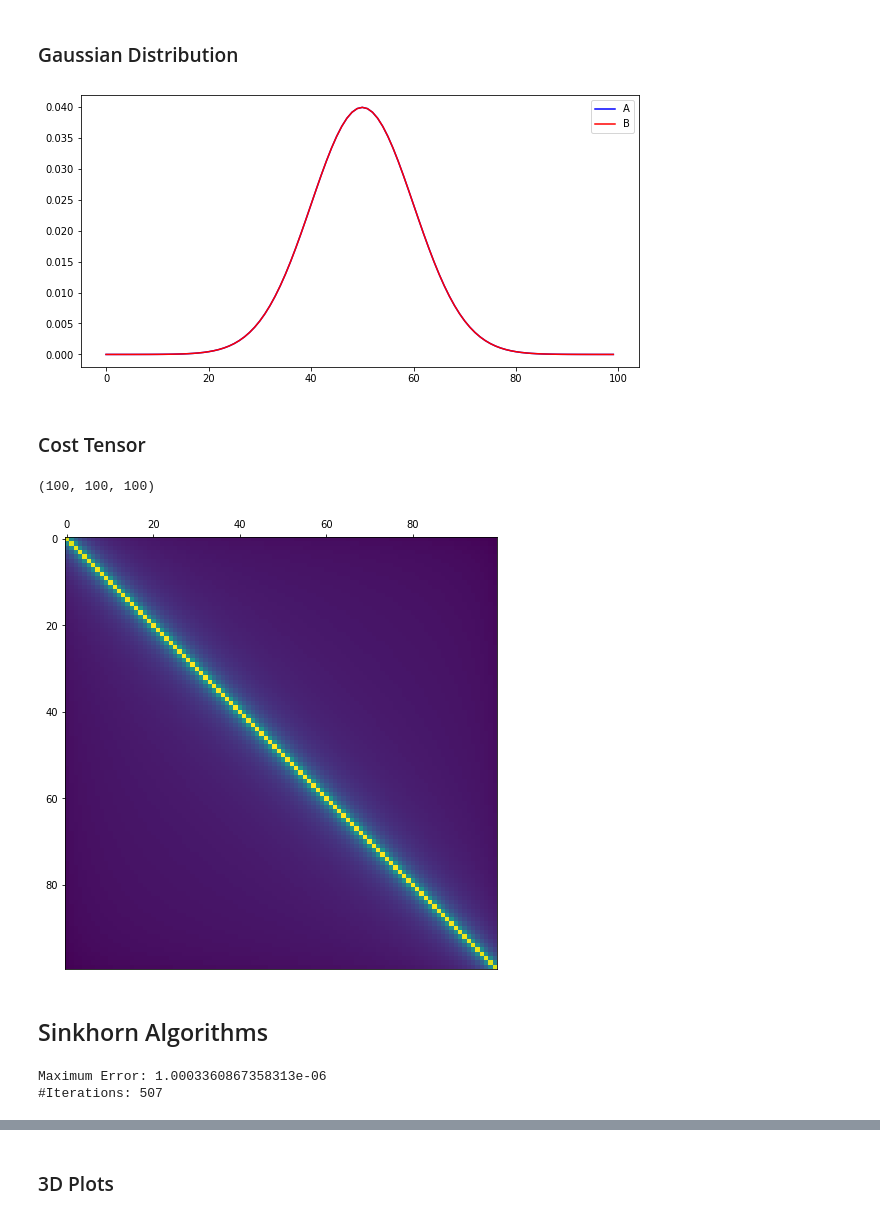
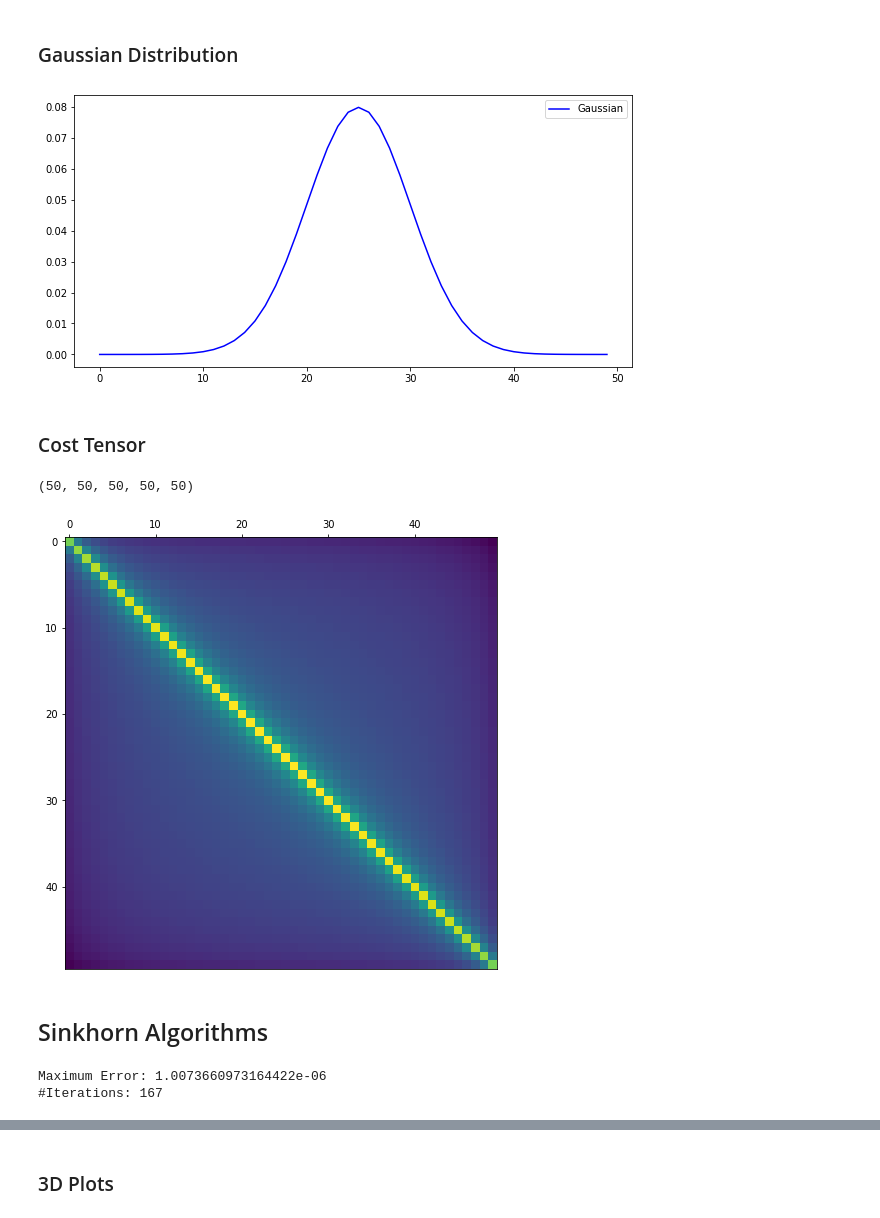
Before and after one commit to ramanakshay/Optimal-Transport, a Jupyter notebook: notebooks/multi_marginal_ot.ipynb, the cells around one changed output, grey strips where cells are left out. Drawn from its saved outputs; the diff is of its cells as text; code cells hidden in the pictures.

```diff
--- a/notebooks/multi_marginal_ot.ipynb
+++ b/notebooks/multi_marginal_ot.ipynb
@@ -202,14 +225,13 @@ def gaussian_mix(n,mu,std,scale = None):
     h += np.exp(-(x - mu[i]) ** 2 / (2 * std[i] ** 2))*scale[i]
   return h / h.sum()
 # %%
-# n = 3
-# size = 100
+n = 5
+size = 50
 
-# A = np.empty((n,size), float)
-# A[0] = gaussian_mix(size,[10,50],[5,15],[2,1])
-# A[1] = gaussian_mix(size,[15,60],[2,10],[1.5,1])
-# A[2] = gaussian_mix(size,[20,80],[10,5],[1,1])
-# #A[3] = gaussian_mix(size,[25,70],[5,10],[1.5,1])
+A = np.empty((n,size), float)
+for i in range(n):
+  A[i] = gaussian_mix(size,[25],[5],[1])
 
-# x = np.array([[i,] for i in range(size)]) # defining the space
-# X = np.tile(x.T,(n,1))
+
+x = np.array([[i,] for i in range(size)]) # defining the space
+X = np.tile(x.T,(n,1))
@@ -240,30 +238,27 @@ X = np.tile(x.T,(n,1))
 # %%
 #Plot distributions
 plt.figure(figsize=(10, 5))
-plt.plot(x, A[0], 'b', label='A')
-plt.plot(x, A[1], 'r', label='B')
-#plt.plot(x, A[2], 'g', label='C')
-#plt.plot(x, A[3], 'y', label='D')
+plt.plot(x, A[0], 'b',label = 'Gaussian')
 plt.legend()
 plt.show()
 # %% [output]
-[figure, old version]
+[figure, new version]
 # %% [markdown]
 ### Cost Tensor
 # %%
 C = find_cost_tensor(X)
-Cm = np.sum(C,axis = 2)
 print(C.shape)
+Cm = np.sum(C,axis = (2,3,4))
 plot_matrix(Cm,x,x)
 # %% [output]
-(100, 100, 100)
+(50, 50, 50, 50, 50)
-[figure, old version]
+[figure, new version]
 # %% [markdown]
 ## Sinkhorn Algorithms
 # %%
 solver = SinkhornSolver(A,C)
 # %%
-P = solver.auto_sinkhorn(1e-3,1e-6,initial="random")
+P = solver.auto_sinkhorn(1e-2,1e-6,initial="random")
 # %% [output]
-Maximum Error: 1.0003360867358313e-06
-#Iterations: 507
+Maximum Error: 1.0073660973164422e-06
+#Iterations: 167
```
Also changed, not shown: parts of 15 cells of this notebook.
